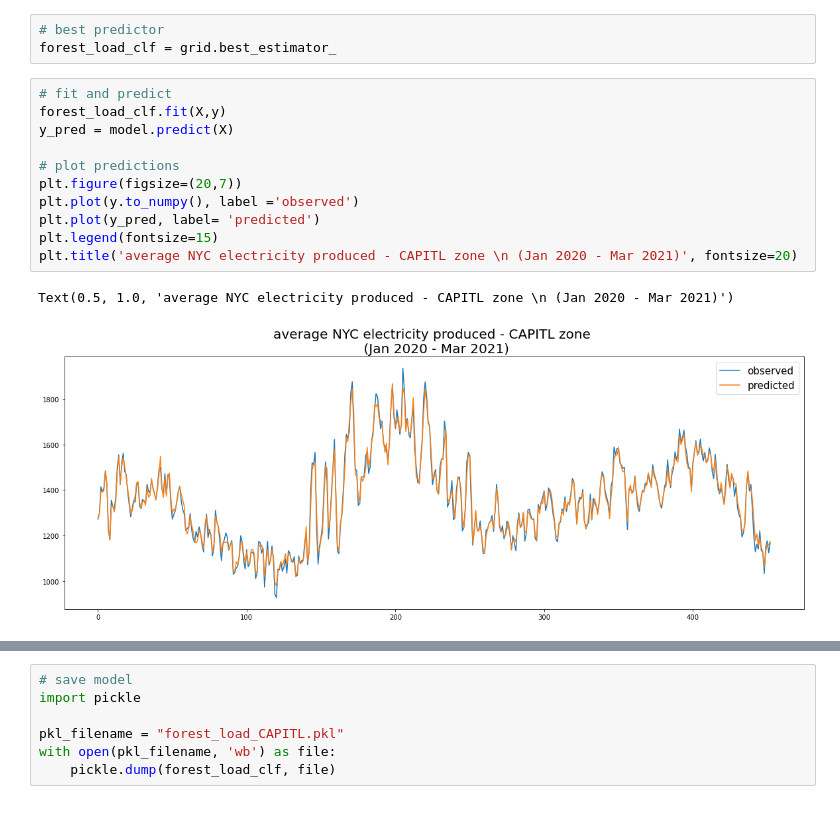
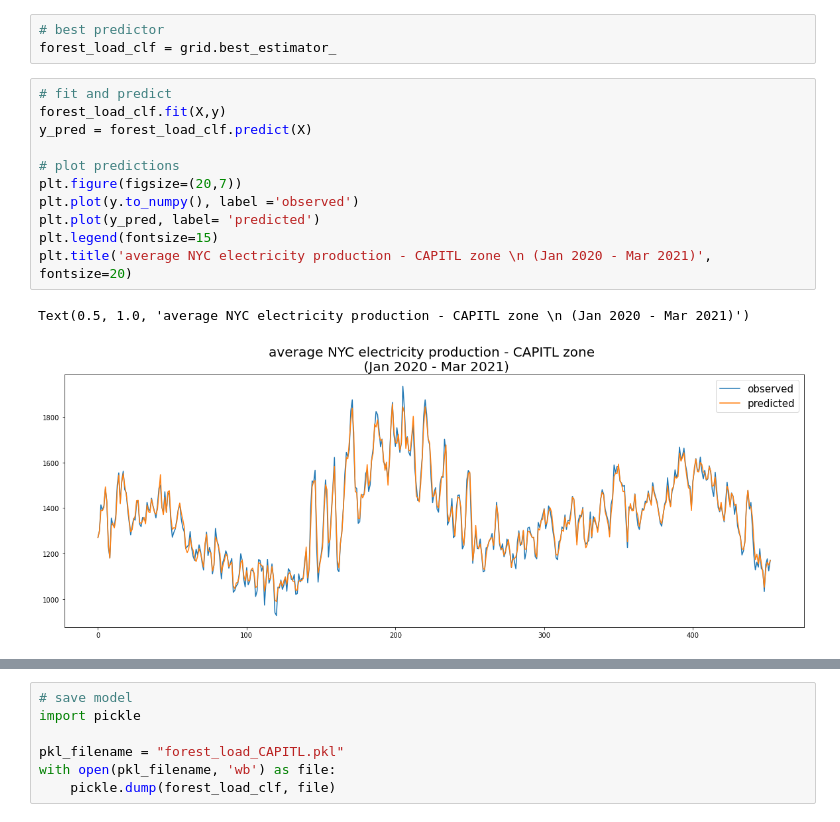
Before and after one commit to um-perez-alvaro/Data-Science-Projects, a Jupyter notebook: Report.ipynb, the cells around one changed output, grey strips where cells are left out. Drawn from its saved outputs; the diff is of its cells as text.

```diff
--- a/Report.ipynb
+++ b/Report.ipynb
@@ -277,14 +279,14 @@ forest_load_clf = grid.best_estimator_
 # %%
 # fit and predict
 forest_load_clf.fit(X,y)
-y_pred = model.predict(X)
+y_pred = forest_load_clf.predict(X)
 
 # plot predictions
 plt.figure(figsize=(20,7))
 plt.plot(y.to_numpy(), label ='observed')
 plt.plot(y_pred, label= 'predicted')
 plt.legend(fontsize=15)
-plt.title('average NYC electricity produced - CAPITL zone \n (Jan 2020 - Mar 2021)', fontsize=20)
+plt.title('average NYC electricity production - CAPITL zone \n (Jan 2020 - Mar 2021)', fontsize=20)
 # %% [output]
-Text(0.5, 1.0, 'average NYC electricity produced - CAPITL zone \n (Jan 2020 - Mar 2021)')
+Text(0.5, 1.0, 'average NYC electricity production - CAPITL zone \n (Jan 2020 - Mar 2021)')
-[figure, old version]
+[figure, new version]
```
Also changed, not shown: parts of 23 cells of this notebook.
